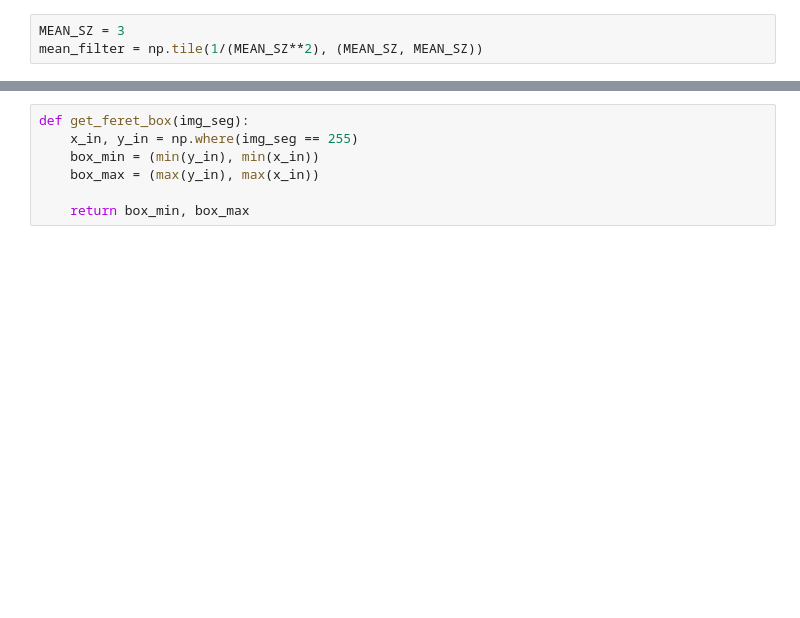
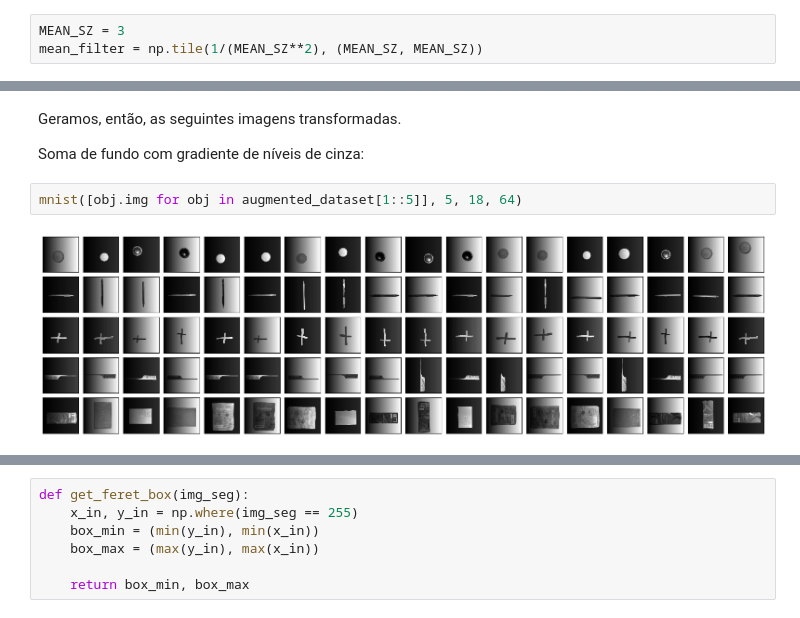
Before and after one commit to csrjr/mac0447EP, a Jupyter notebook: ImageClassifier/model.ipynb, the cells around one changed output, grey strips where cells are left out. Drawn from its saved outputs; the diff is of its cells as text; blank space fills up the shorter version.

```diff
--- a/ImageClassifier/model.ipynb
+++ b/ImageClassifier/model.ipynb
@@ -39,0 +95,8 @@ for obj in original_gray_dataset:
+# %% [markdown]
+Geramos, então, as seguintes imagens transformadas.
+
+Soma de fundo com gradiente de níveis de cinza:
+# %%
+mnist([obj.img for obj in augmented_dataset[1::5]], 5, 18, 64)
+# %% [output]
+[figure, added]
```
Also changed, not shown: parts of 82 cells of this notebook, 11 other files.
